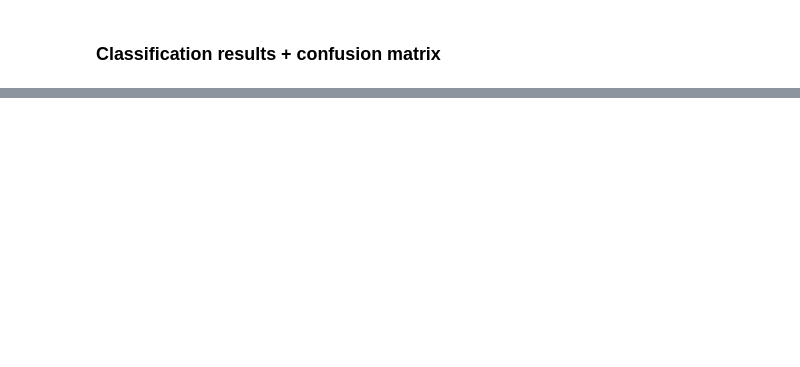
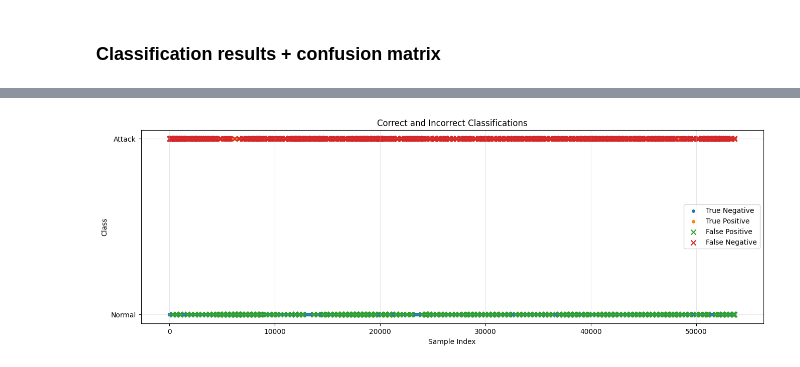
Before and after one commit to samueleborgognoni/kmeans_nn_ILF_london_smart_meters, a Jupyter notebook: 6_ADS.ipynb, the cells around one changed output, grey strips where cells are left out. Drawn from its saved outputs; the diff is of its cells as text; code cells hidden in the pictures; blank space fills up the shorter version.

```diff
--- a/6_ADS.ipynb
+++ b/6_ADS.ipynb
@@ -247,0 +427,46 @@ F1-Score:   0.7515
+# %%
+# Array numpy
+y_true = np.array(y_true_bin)
+y_pred = np.array(y_pred_bin)
+
+# Indici
+x = np.arange(len(y_true))
+
+# Maschere
+tp = (y_true == 1) & (y_pred == 1)
+tn = (y_true == 0) & (y_pred == 0)
+fp = (y_true == 0) & (y_pred == 1)
+fn = (y_true == 1) & (y_pred == 0)
+
+plt.figure(figsize=(16,5))
+
+# Corretti
+plt.scatter(x[tn], y_true[tn],
+            label='True Negative',
+            s=15)
+
+plt.scatter(x[tp], y_true[tp],
+            label='True Positive',
+            s=15)
+
+# Errori
+plt.scatter(x[fp], y_true[fp],
+            label='False Positive',
+            marker='x',
+            s=50)
+
+plt.scatter(x[fn], y_true[fn],
+            label='False Negative',
+            marker='x',
+            s=50)
+
+plt.yticks([0,1], ['Normal', 'Attack'])
+plt.xlabel("Sample Index")
+plt.ylabel("Class")
+plt.title("Correct and Incorrect Classifications")
+plt.legend()
+
+plt.grid(alpha=0.3)
+plt.show()
+# %% [output]
+[figure, added]
```
Also changed, not shown: parts of 25 cells of this notebook.
